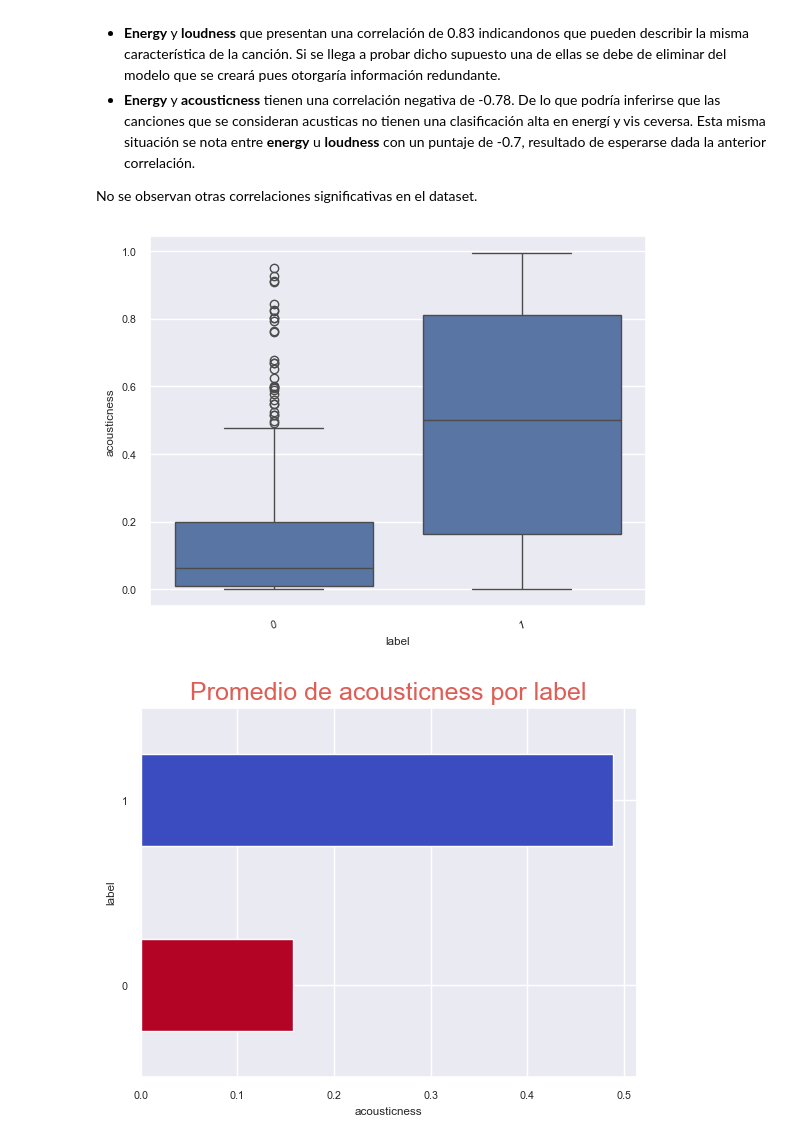
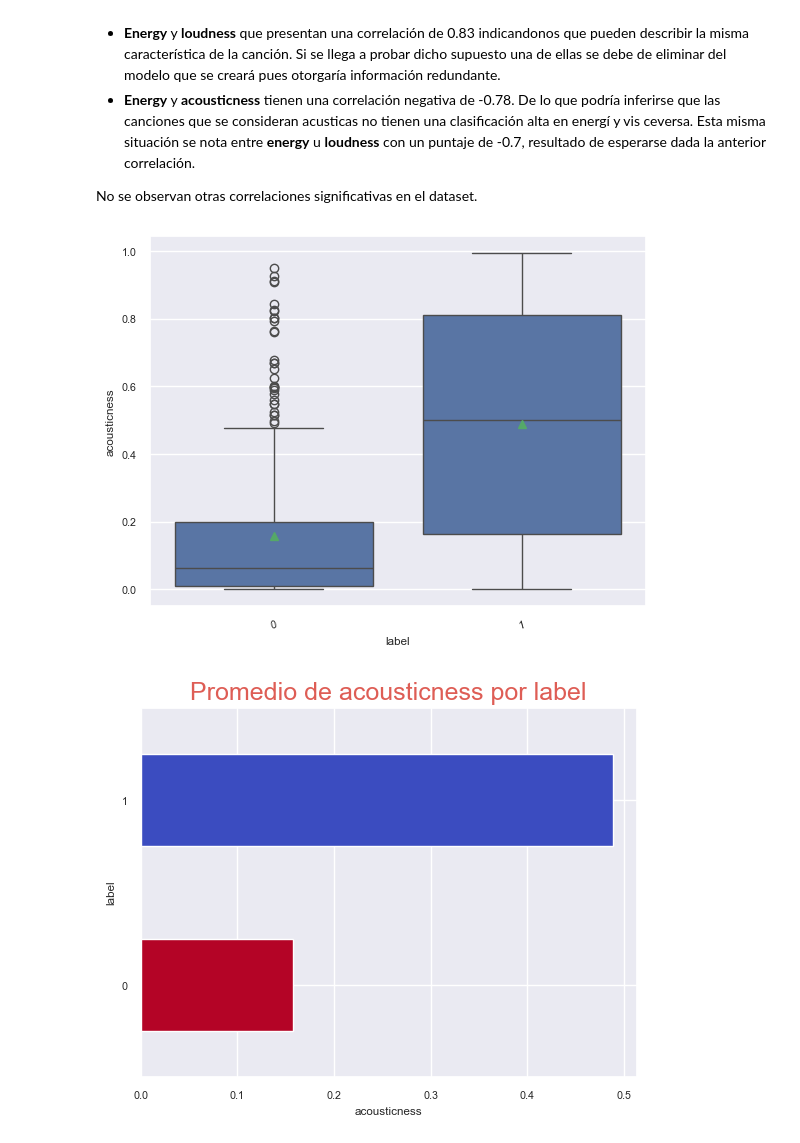
Before and after one commit to jorgeceferinovaldez/tp_final_analisis_datos, a Jupyter notebook: tp_grupal.ipynb, the cells around one changed output. Saved outputs shown, nothing was run; the diff lists cells and outputs as text; code cells hidden in the pictures.

```diff
--- a/tp_grupal.ipynb
+++ b/tp_grupal.ipynb
@@ -419,11 +419,11 @@ def plot_label_horizontal_bar(col, title=None):
     plt.title(title, fontdict={'size': 18, 'color': '#de5d55'})
     plt.show()
 # %%
-sns.boxplot(data=df, x='label', y='acousticness')
+sns.boxplot(data=df, x='label', y='acousticness', showmeans=True)
 plt.xticks(rotation=15)
 plt.show()
 # %% [output]
-[figure, old version]
+[figure, new version]
 # %%
 plot_label_horizontal_bar('acousticness', title="Promedio de acousticness por label")
 # %% [output]
```
Also changed, not shown: parts of 17 cells of this notebook.
